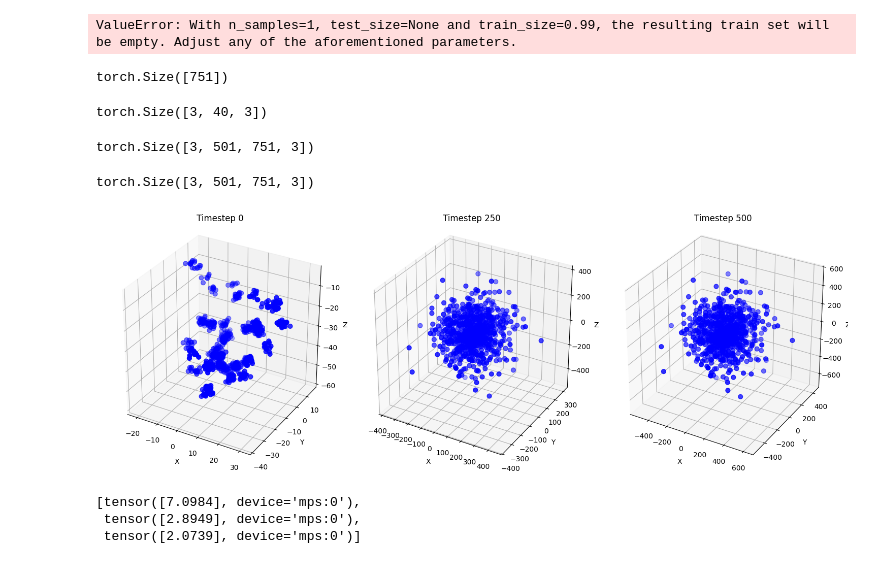
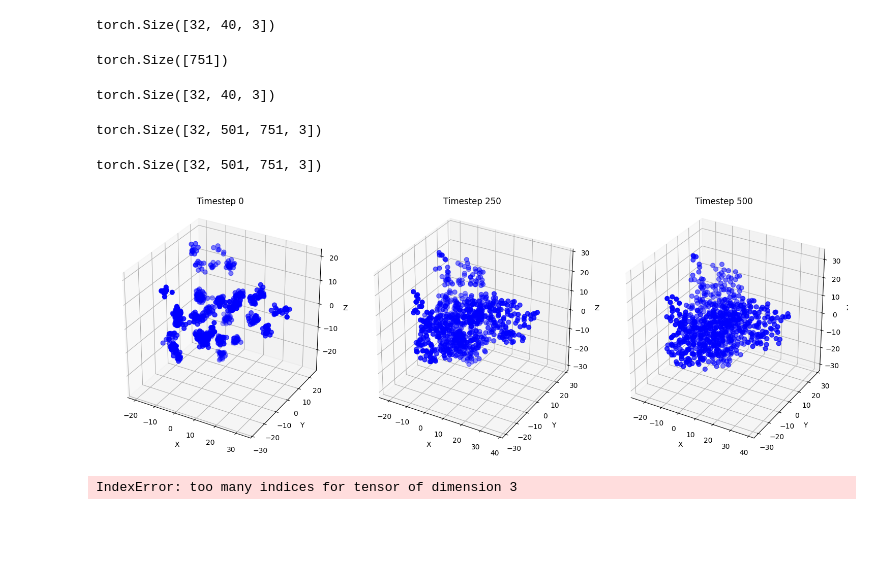
Before and after one commit to ipejonathan/LLNLMLBackmapping, a Jupyter notebook: inference_test.ipynb, the cells around one changed output. Cells and saved outputs as stored; diff of their text form; code cells hidden in the pictures; blank space fills up the shorter version.

Commit message:
inference testing stuff

```diff
--- a/inference_test.ipynb
+++ b/inference_test.ipynb
@@ -168,28 +160,50 @@ datamodule = UCG2CGDataModule(
+# %%
+from torch.utils.data import DataLoader
+import numpy as np
+
+# # Data setup
+data = np.load("sample-data/ucg/pfpatch_000005132579_ucg.npz", allow_pickle=True)
+ucg_pos_traj = torch.tensor(data['positions_ucg'])
+# origin = ucg_pos_traj.mean(dim=1, keepdim=True)
+# origin = origin.to(device)
+# ucg_pos -= origin
+val_loader = DataLoader(ucg_pos_traj, batch_size=32)
+
+
+# # Create fake CG paths to match your inference data (they won’t be used)
+# ucg_file_paths = ["sample-data/ucg/pfpatch_000005132579_ucg.npz"]
+# cg_file_paths = ["sample-data/cg/pfpatch_000000000138.npz"]  # or dummy .npz with proper keys if needed
+
+# # Dataset
+# dataset = UCG2CGDataset(
+#     cg_files=cg_file_paths,
+#     ucg_files=ucg_file_paths,
+#     ucg_index_file="sample-data/cg/all_indices_per_cluster.npz",
+#     scale=1.0
+# )
+# val_loader = DataLoader(dataset, batch_size=32)
 # %%
-from tqdm import tqdm
-
-datamodule.setup()
-val_loader = datamodule.val_dataloader()
+# datamodule.setup()
+# val_loader = datamodule.val_dataloader()
 batch = next(iter(val_loader))
 
 noise_net.eval()
 device = torch.device("mps" if torch.backends.mps.is_available() else "cpu")
 
 pred_cg_disp = []
-# ucg_pos = []
-# for batch in tqdm(val_loader):
-ucg_pos = batch['ucg_pos'].to(device)  # shape: (B, N, 3)
+ucg_pos = batch.to(device)  # shape: (B, N, 3)
+origin = ucg_pos.mean(dim=1, keepdim=True)
+ucg_pos = ucg_pos - origin
+
 print(ucg_pos.shape)
-# ucg_pos.append(batch.to(device))
 noise_net = noise_net.to(device)
-# cg_disp = batch["cg_disp"].numpy()    # shape: (B, N, 3)
 
 with torch.no_grad():
     pred_cg_disp.append(noise_net.generate(ucg_pos, 500))
 
 # pred_cg_disp = pred_cg_disp[:,-1,:,:]
 # %% [output]
-ValueError: With n_samples=1, test_size=None and train_size=0.99, the resulting train set will be empty. Adjust any of the aforementioned parameters.
+torch.Size([32, 40, 3])
 # %%
 noise_net.scatter_idx.shape
 # %% [output]
@@ -198,12 +212,12 @@ torch.Size([751])
 # ucg_pos = torch.cat(ucg_pos)
 ucg_pos.shape
 # %% [output]
-torch.Size([3, 40, 3])
+torch.Size([32, 40, 3])
 # %%
 pred_cg_disp = torch.cat(pred_cg_disp)
 pred_cg_disp.shape
 # %% [output]
-torch.Size([3, 501, 751, 3])
+torch.Size([32, 501, 751, 3])
 # %%
 B, T, N, D = pred_cg_disp.shape
 scatter_idx = noise_net.scatter_idx.to(ucg_pos.device).contiguous()
@@ -214,14 +228,14 @@ pred_cg_pos = ucg_scattered + pred_cg_disp
 # %%
 pred_cg_pos.shape
 # %% [output]
-torch.Size([3, 501, 751, 3])
+torch.Size([32, 501, 751, 3])
 # %%
 # data = np.load("pred-cg-500.npy")
 # print(data.shape)
-samples = [pred_cg_pos[1, 0, :,:].cpu(), pred_cg_pos[1, 250, :,:].cpu(), pred_cg_pos[1, 500,:,:].cpu()]
+samples = [pred_cg_pos[10, 0, :,:].cpu(), pred_cg_pos[10, 250, :,:].cpu(), pred_cg_pos[10, 500,:,:].cpu()]
 plot_diffusion_samples(samples)
 # %% [output]
-[figure, old version]
+[figure, new version]
 # %%
 from utils.datautils import DataUtils
 cg_pos = batch['cg_pos'][0].to(device)
@@ -229,9 +243,7 @@ cg_pos = batch['cg_pos'][0].to(device)
 rmsds = [DataUtils.rmsd_torch(pred_cg_pos[0,0,:,:].unsqueeze(dim=0), cg_pos.unsqueeze(dim=0)), DataUtils.rmsd_torch(pred_cg_pos[0,250,:,:].unsqueeze(dim=0), cg_pos.unsqueeze(dim=0)), DataUtils.rmsd_torch(pred_cg_pos[0,500,:,:].unsqueeze(dim=0), cg_pos.unsqueeze(dim=0))]
 rmsds
 # %% [output]
-[tensor([7.0984], device='mps:0'),
- tensor([2.8949], device='mps:0'),
- tensor([2.0739], device='mps:0')]
+IndexError: too many indices for tensor of dimension 3
 # %%
 data = np.load("pred-cg-500.npy")
 print(data.shape)
```
Also changed, not shown: parts of 4 cells of this notebook.
